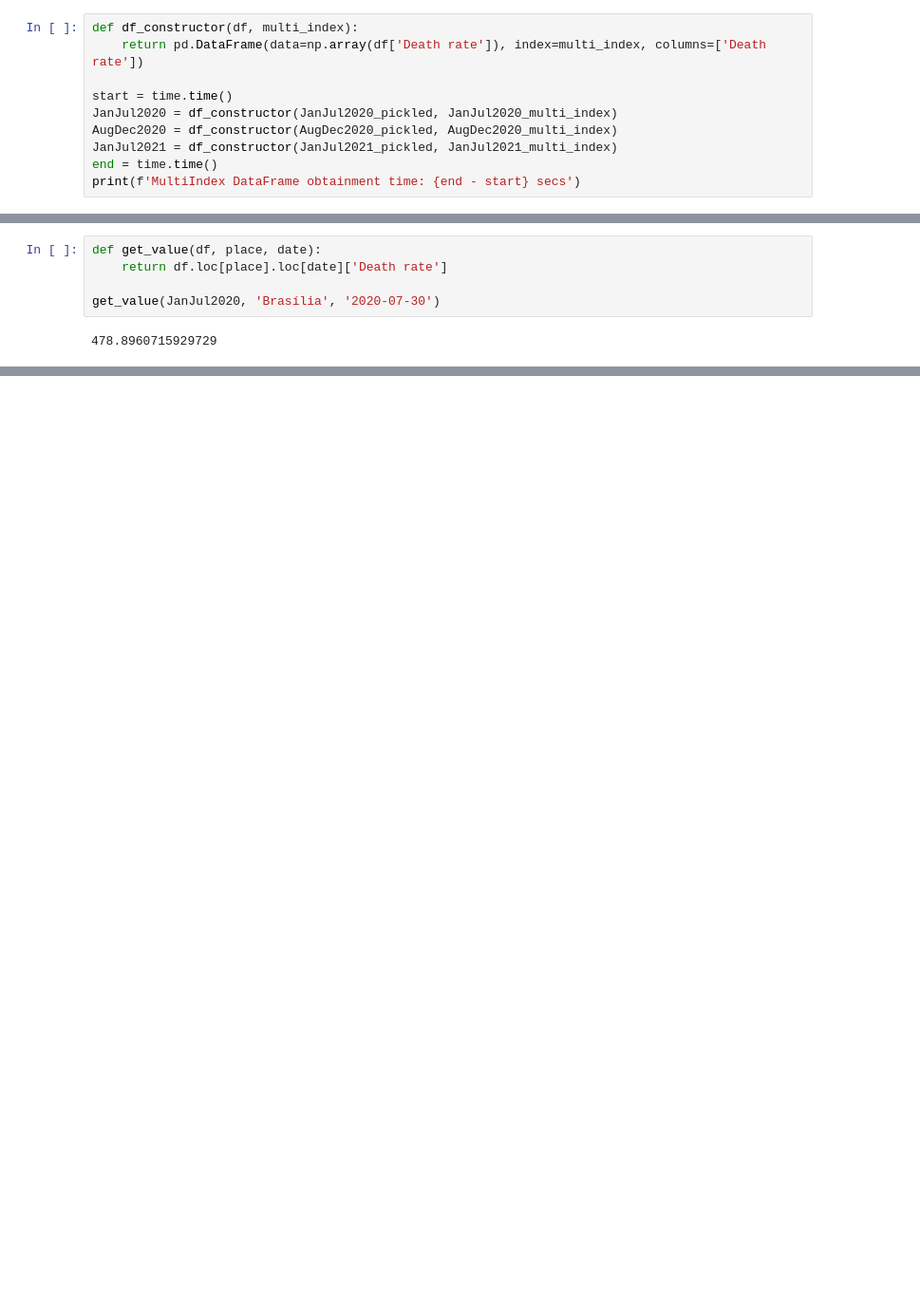
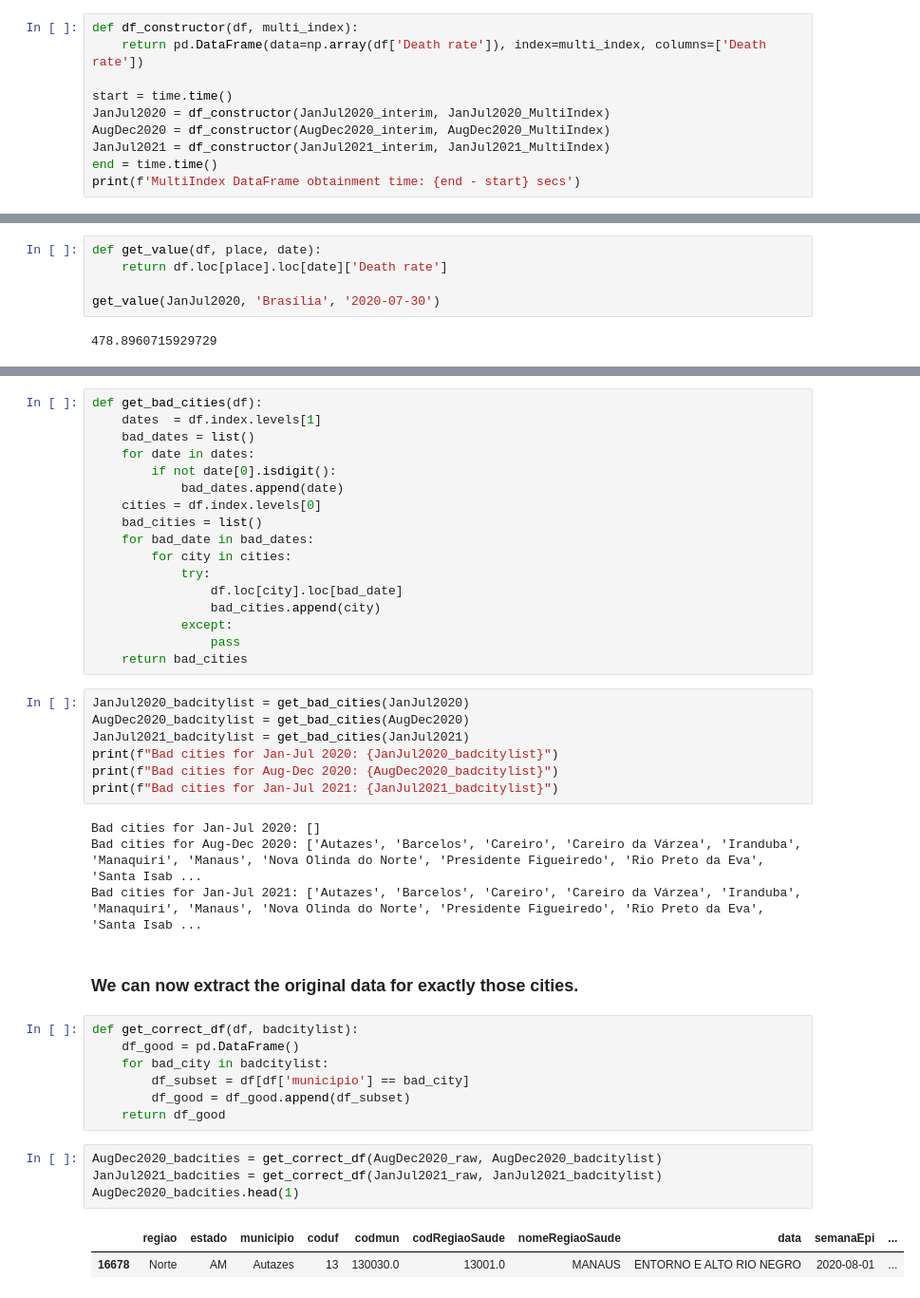
Before and after one commit to DanCoimbra/data_science_studies, a Jupyter notebook: Statistics (Python)/Cleaning – COVID Deaths by Municipality.ipynb, the cells around one changed output, grey strips where cells are left out. Shown at 95% size. Drawn from its saved outputs; the diff is of its cells as text; blank space fills up the shorter version.

Commit message:
Improves COVID-19 data cleaning

```diff
--- a/Statistics (Python)/Cleaning – COVID Deaths by Municipality.ipynb
+++ b/Statistics (Python)/Cleaning – COVID Deaths by Municipality.ipynb
@@ -134,9 +143,9 @@ def df_constructor(df, multi_index):
     return pd.DataFrame(data=np.array(df['Death rate']), index=multi_index, columns=['Death rate'])
 
 start = time.time()
-JanJul2020 = df_constructor(JanJul2020_pickled, JanJul2020_multi_index)
-AugDec2020 = df_constructor(AugDec2020_pickled, AugDec2020_multi_index)
-JanJul2021 = df_constructor(JanJul2021_pickled, JanJul2021_multi_index)
+JanJul2020 = df_constructor(JanJul2020_interim, JanJul2020_MultiIndex)
+AugDec2020 = df_constructor(AugDec2020_interim, AugDec2020_MultiIndex)
+JanJul2021 = df_constructor(JanJul2021_interim, JanJul2021_MultiIndex)
 end = time.time()
 print(f'MultiIndex DataFrame obtainment time: {end - start} secs')
 # %% [output]
@@ -172,0 +201,44 @@ JanJul2021.to_pickle(f'{save_path}JanJul2021')
+# %%
+def get_bad_cities(df):
+    dates  = df.index.levels[1]
+    bad_dates = list()
+    for date in dates:
+        if not date[0].isdigit():
+            bad_dates.append(date)
+    cities = df.index.levels[0]
+    bad_cities = list()
+    for bad_date in bad_dates:
+        for city in cities:
+            try:
+                df.loc[city].loc[bad_date]
+                bad_cities.append(city)
+            except:
+                pass
+    return bad_cities
+# %%
+JanJul2020_badcitylist = get_bad_cities(JanJul2020)
+AugDec2020_badcitylist = get_bad_cities(AugDec2020)
+JanJul2021_badcitylist = get_bad_cities(JanJul2021)
+print(f"Bad cities for Jan-Jul 2020: {JanJul2020_badcitylist}")
+print(f"Bad cities for Aug-Dec 2020: {AugDec2020_badcitylist}")
+print(f"Bad cities for Jan-Jul 2021: {JanJul2021_badcitylist}")
+# %% [output]
+Bad cities for Jan-Jul 2020: []
+Bad cities for Aug-Dec 2020: ['Autazes', 'Barcelos', 'Careiro', 'Careiro da Várzea', 'Iranduba', 'Manaquiri', 'Manaus', 'Nova Olinda do Norte', 'Presidente Figueiredo', 'Rio Preto da Eva', 'Santa Isab ...
+Bad cities for Jan-Jul 2021: ['Autazes', 'Barcelos', 'Careiro', 'Careiro da Várzea', 'Iranduba', 'Manaquiri', 'Manaus', 'Nova Olinda do Norte', 'Presidente Figueiredo', 'Rio Preto da Eva', 'Santa Isab ...
+# %% [markdown]
+### We can now extract the original data for exactly those cities.
+# %%
+def get_correct_df(df, badcitylist):
+    df_good = pd.DataFrame()
+    for bad_city in badcitylist:
+        df_subset = df[df['municipio'] == bad_city]
+        df_good = df_good.append(df_subset)
+    return df_good
+# %%
+AugDec2020_badcities = get_correct_df(AugDec2020_raw, AugDec2020_badcitylist)
+JanJul2021_badcities = get_correct_df(JanJul2021_raw, JanJul2021_badcitylist)
+AugDec2020_badcities.head(1)
+# %% [output]
+|  | regiao | estado | municipio | coduf | codmun | codRegiaoSaude | nomeRegiaoSaude | data | semanaEpi | ... |
+| 16678 | Norte | AM | Autazes | 13 | 130030.0 | 13001.0 | MANAUS | ENTORNO E ALTO RIO NEGRO | 2020-08-01 | ... |
```
Also changed, not shown: parts of 35 cells of this notebook.
